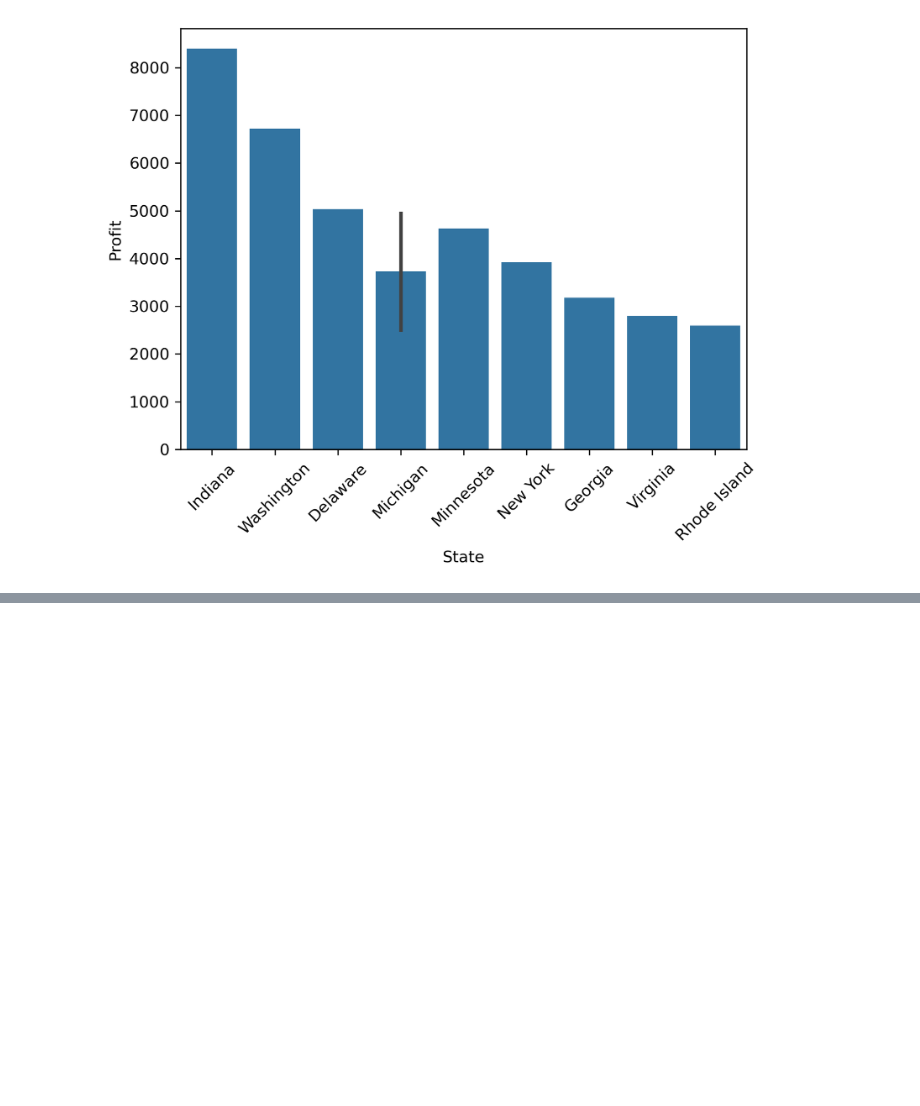
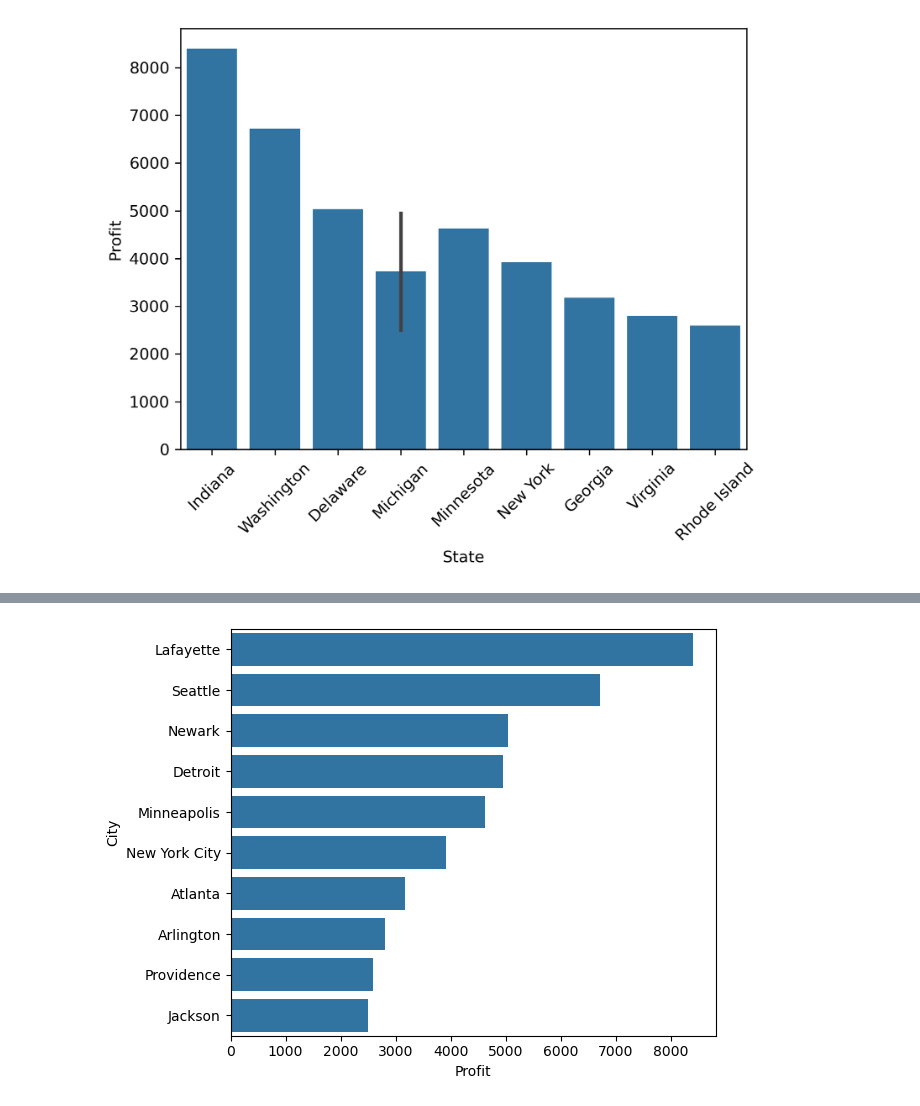
Before and after one commit to enzo253/BI_Analysis, a Jupyter notebook: BI_EDA.ipynb, the cells around one changed output, grey strips where cells are left out. Cells and saved outputs as stored; diff of their text form; code cells hidden in the pictures; blank space fills up the shorter version.

```diff
--- a/BI_EDA.ipynb
+++ b/BI_EDA.ipynb
@@ -75,0 +85,7 @@ plt.tight_layout()
+# %%
+top_10_cities = SuperStore_db.sort_values(by='Profit', ascending=False).head(10)
+
+sns.barplot(data=top_10_cities, x='Profit', y='City')
+plt.tight_layout()
+# %% [output]
+[figure, added]
```
Also changed, not shown: parts of 20 cells of this notebook, 3 other files.
